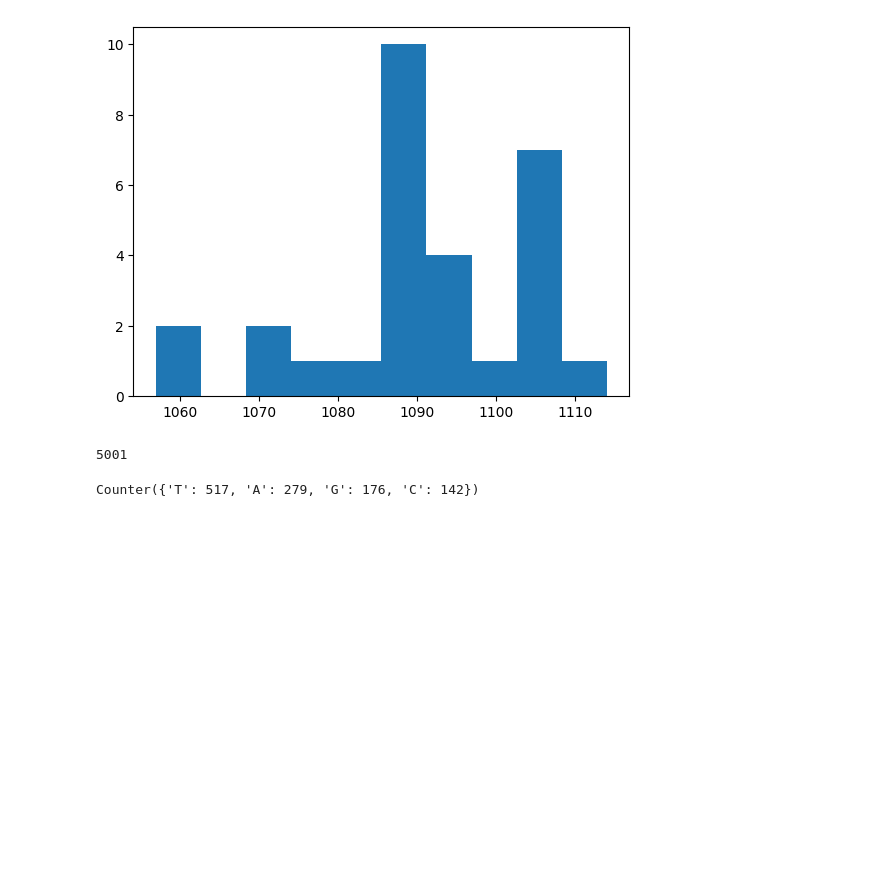
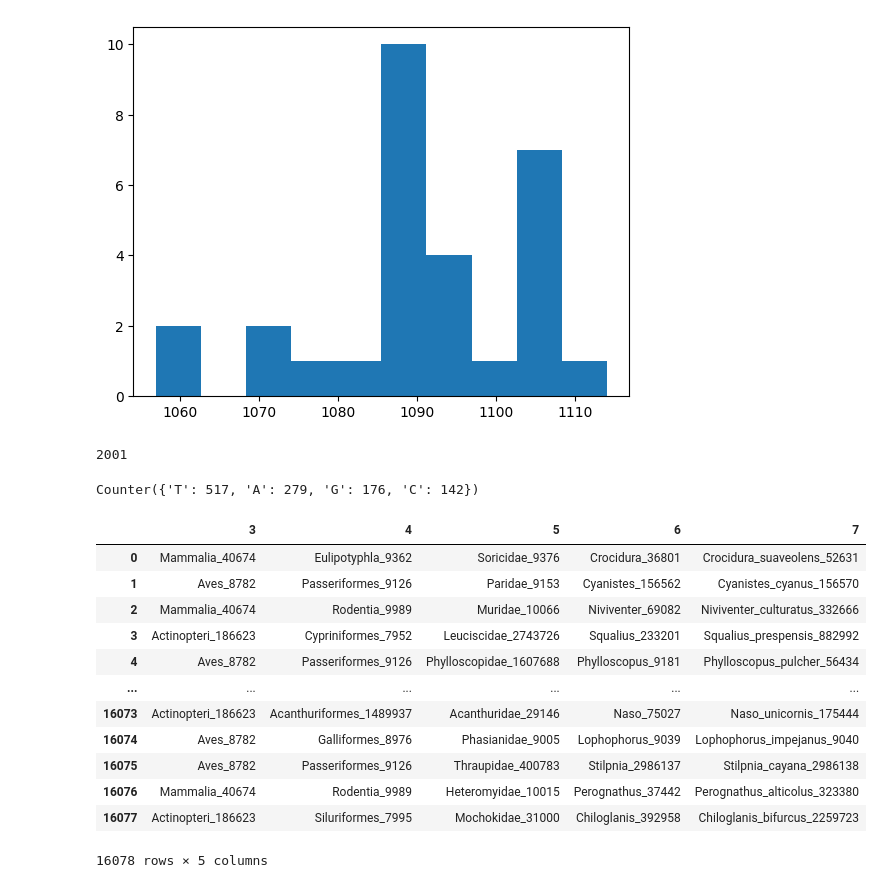
Before and after one commit to mitoclub/AminoAcidShift, a Jupyter notebook: vertebrates_aa_subst/prepare_for_comp_sp.ipynb, the cells around one changed output. Cells and saved outputs as stored; diff of their text form; code cells hidden in the pictures; blank space fills up the shorter version.

Commit message:
verts dataset: need to split by genus uniq cnt

```diff
--- a/vertebrates_aa_subst/prepare_for_comp_sp.ipynb
+++ b/vertebrates_aa_subst/prepare_for_comp_sp.ipynb
@@ -13,7 +14,7 @@ used_classes = {
     'Chondrichthyes_7777',
 }
 # %%
-cytb_longest = SeqIO.parse('MIDORI2_LONGEST_NUC_GB264_Cytb_BLAST.fasta', 'fasta')
+cytb_longest = SeqIO.parse('./vert_data/MIDORI2_LONGEST_NUC_GB264_Cytb_BLAST.fasta', 'fasta')
 human_size = 1140
 shift = 5
 sizes = []
@@ -72,10 +73,27 @@ outgrp
 [SeqRecord(seq=Seq('ATTGTTATGTTTCGTAAAAATGAACTTGTTAGTCTTTTTTTAAGATCATTTAGT...GAT'), id='OUTGRP|HG931923.1.7035.8148###root_1;Eukaryota_2759;Chordata_7711;Ascidiacea_7713;Stolidobranchia_7720;Styelidae ...
 [figure]
 # %%
-SeqIO.write(outgrp + verts[:5000], 'verts_cytb.fasta', 'fasta-2line')
+SeqIO.write(outgrp + verts[:2000], 'vert_data/chordates2k.fa', 'fasta-2line')
 # %% [output]
-5001
+2001
 # %%
 Counter(outgrp[0].seq)
 # %% [output]
 Counter({'T': 517, 'A': 279, 'G': 176, 'C': 142})
+# %%
+taxa = pd.DataFrame([x.name.split(';') for x in verts]).iloc[:, 3:]
+taxa
+# %% [output]
+|  | 3 | 4 | 5 | 6 | 7 |
+| 0 | Mammalia_40674 | Eulipotyphla_9362 | Soricidae_9376 | Crocidura_36801 | Crocidura_suaveolens_52631 |
+| 1 | Aves_8782 | Passeriformes_9126 | Paridae_9153 | Cyanistes_156562 | Cyanistes_cyanus_156570 |
+| 2 | Mammalia_40674 | Rodentia_9989 | Muridae_10066 | Niviventer_69082 | Niviventer_culturatus_332666 |
+| 3 | Actinopteri_186623 | Cypriniformes_7952 | Leuciscidae_2743726 | Squalius_233201 | Squalius_prespensis_882992 |
+| 4 | Aves_8782 | Passeriformes_9126 | Phylloscopidae_1607688 | Phylloscopus_9181 | Phylloscopus_pulcher_56434 |
+| ... | ... | ... | ... | ... | ... |
+| 16073 | Actinopteri_186623 | Acanthuriformes_1489937 | Acanthuridae_29146 | Naso_75027 | Naso_unicornis_175444 |
+| 16074 | Aves_8782 | Galliformes_8976 | Phasianidae_9005 | Lophophorus_9039 | Lophophorus_impejanus_9040 |
+| 16075 | Aves_8782 | Passeriformes_9126 | Thraupidae_400783 | Stilpnia_2986137 | Stilpnia_cayana_2986138 |
+| 16076 | Mammalia_40674 | Rodentia_9989 | Heteromyidae_10015 | Perognathus_37442 | Perognathus_alticolus_323380 |
+| 16077 | Actinopteri_186623 | Siluriformes_7995 | Mochokidae_31000 | Chiloglanis_392958 | Chiloglanis_bifurcus_2259723 |
+16078 rows × 5 columns
```
Also changed, not shown: parts of 4 cells of this notebook.
